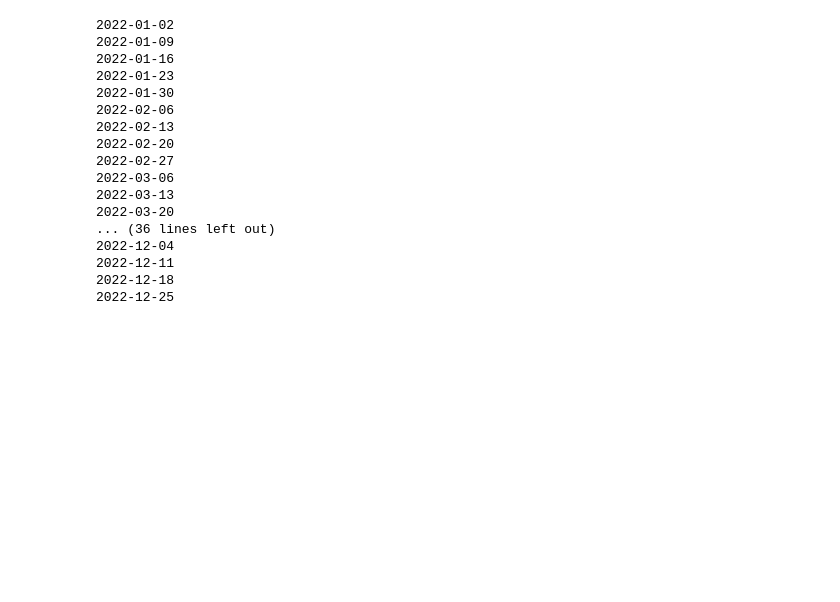
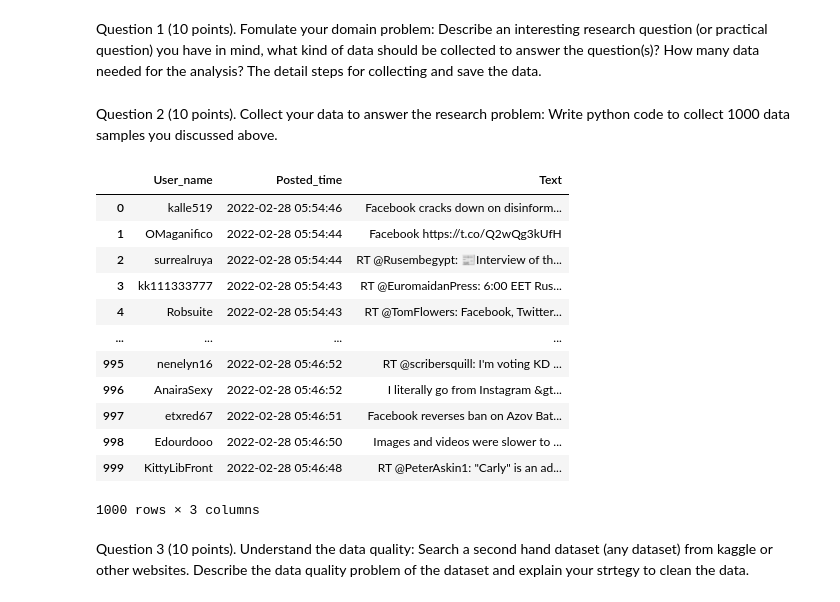
Before and after one commit to SushmithaReddyChintalapani/sushmitha_INFO5502_Spring2022, a Jupyter notebook: Welcome_To_Colaboratory.ipynb, the cells around one changed output. Cells and saved outputs as stored; diff of their text form; code cells hidden in the pictures; blank space fills up the shorter version.

```diff
--- a/Welcome_To_Colaboratory.ipynb
+++ b/Welcome_To_Colaboratory.ipynb
@@ -208,34 +3,2 @@ print(x_dup([1, 2, 4, 8, 0, 2, 5]))
-# %%
-#(10) Write a Python program to select all the Sundays of a specified year. from datetime import date, timedelta
-
-from datetime import date, timedelta
-
-def all_sundays(year):
-
-       dt = date(year, 1, 1)
-
-       dt += timedelta(days = 6 - dt.weekday())
-       while dt.year == year:
-          yield dt
-          dt += timedelta(days = 7)
-
-for s in all_sundays(2022):
-   print(s)
-# %% [output]
-2022-01-02
-2022-01-09
-2022-01-16
-2022-01-23
-2022-01-30
-2022-02-06
-2022-02-13
-2022-02-20
-2022-02-27
-2022-03-06
-2022-03-13
-2022-03-20
-... (36 lines left out)
-2022-12-04
-2022-12-11
-2022-12-18
-2022-12-25
+# %% [markdown]
+Question 1 (10 points). Fomulate your domain problem: Describe an interesting research question (or practical question) you have in mind, what kind of data should be collected to answer the question(s)? How many data needed for the analysis? The detail steps for collecting and save the data.
@@ -241,0 +39,36 @@ for s in all_sundays(2022):
+# %% [markdown]
+Question 2 (10 points). Collect your data to answer the research problem: Write python code to collect 1000 data samples you discussed above.
+# %%
+import tweepy as tw
+import pandas as pd
+
+Key = 'u7L1lnR7HN85dn1qnTFO1cegb'
+Secret = 'QN1JrEmit2To46ZcwWAT4aI5QGWZXWRDDUPnMCWV5M66SFc8wT'
+
+Auth = tw.OAuthHandler(Key, Secret)
+Api = tw.API(Auth, wait_on_rate_limit=True)
+Hashtag = "Facebook"
+
+Twitter_tweets = tw.Cursor(Api.search, q=Hashtag, lang="en").items(1000)
+#Printing tweets
+Movie_tweets = [[tweet.user.screen_name,tweet.created_at, tweet.text] for tweet in Twitter_tweets]
+#Converting data into CSV file
+Twitter_Movie_tweets = pd.DataFrame(data=Movie_tweets, columns=['User_name','Posted_time', 'Text'])
+Twitter_Movie_tweets.to_csv("Twitter_tweets.csv")
+Twitter_Movie_tweets
+# %% [output]
+|  | User_name | Posted_time | Text |
+| 0 | kalle519 | 2022-02-28 05:54:46 | Facebook cracks down on disinform... |
+| 1 | OMaganifico | 2022-02-28 05:54:44 | Facebook https://t.co/Q2wQg3kUfH |
+| 2 | surrealruya | 2022-02-28 05:54:44 | RT @Rusembegypt: 📰Interview of th... |
+| 3 | kk111333777 | 2022-02-28 05:54:43 | RT @EuromaidanPress: 6:00 EET Rus... |
+| 4 | Robsuite | 2022-02-28 05:54:43 | RT @TomFlowers: Facebook, Twitter... |
+| ... | ... | ... | ... |
+| 995 | nenelyn16 | 2022-02-28 05:46:52 | RT @scribersquill: I'm voting KD ... |
+| 996 | AnairaSexy | 2022-02-28 05:46:52 | I literally go from Instagram &gt... |
+| 997 | etxred67 | 2022-02-28 05:46:51 | Facebook reverses ban on Azov Bat... |
+| 998 | Edourdooo | 2022-02-28 05:46:50 | Images and videos were slower to ... |
+| 999 | KittyLibFront | 2022-02-28 05:46:48 | RT @PeterAskin1: "Carly" is an ad... |
+1000 rows × 3 columns
+# %% [markdown]
+Question 3 (10 points). Understand the data quality: Search a second hand dataset (any dataset) from kaggle or other websites. Describe the data quality problem of the dataset and explain your strtegy to clean the data.
```
Also changed, not shown: parts of 23 cells of this notebook.
